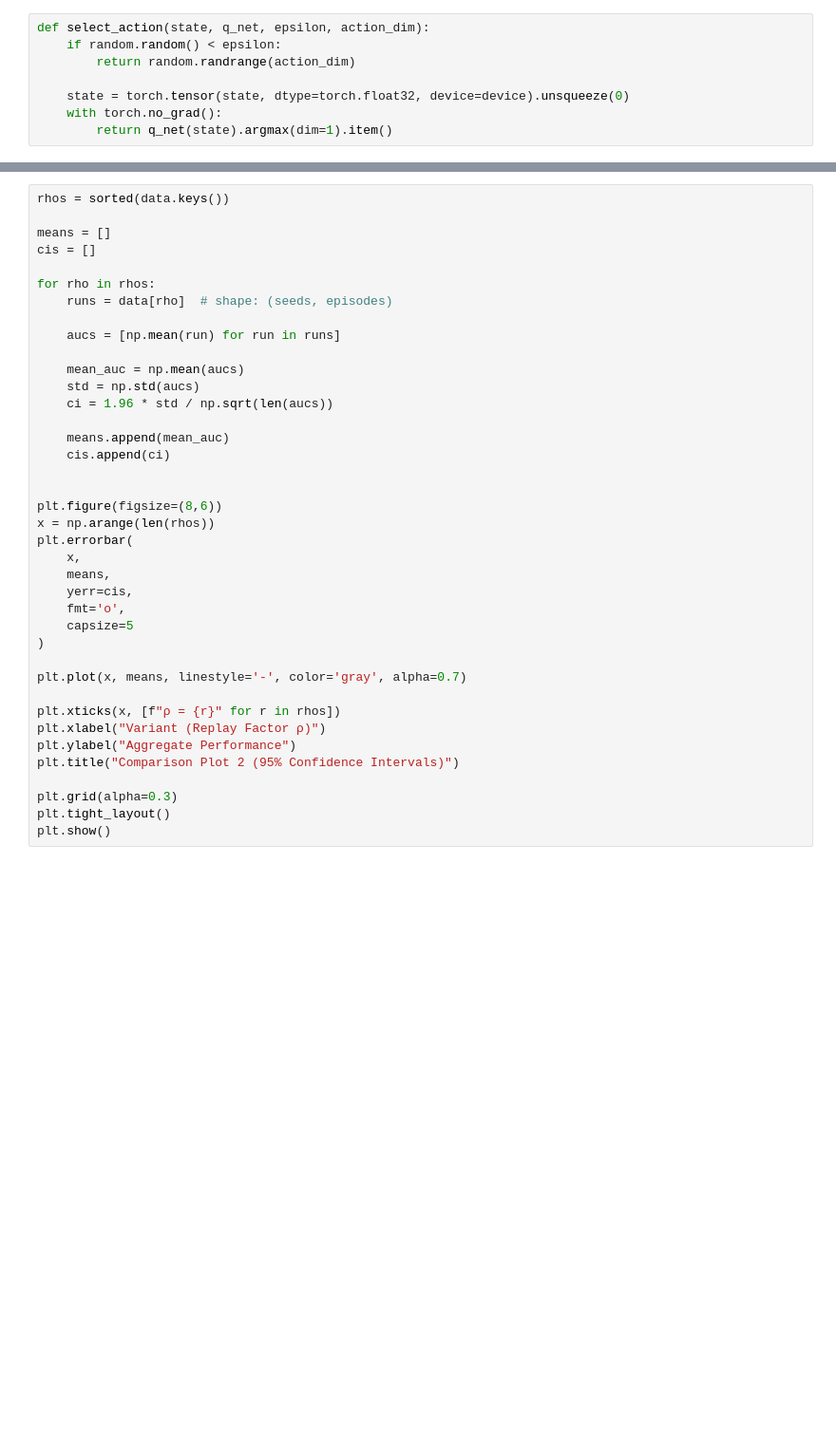
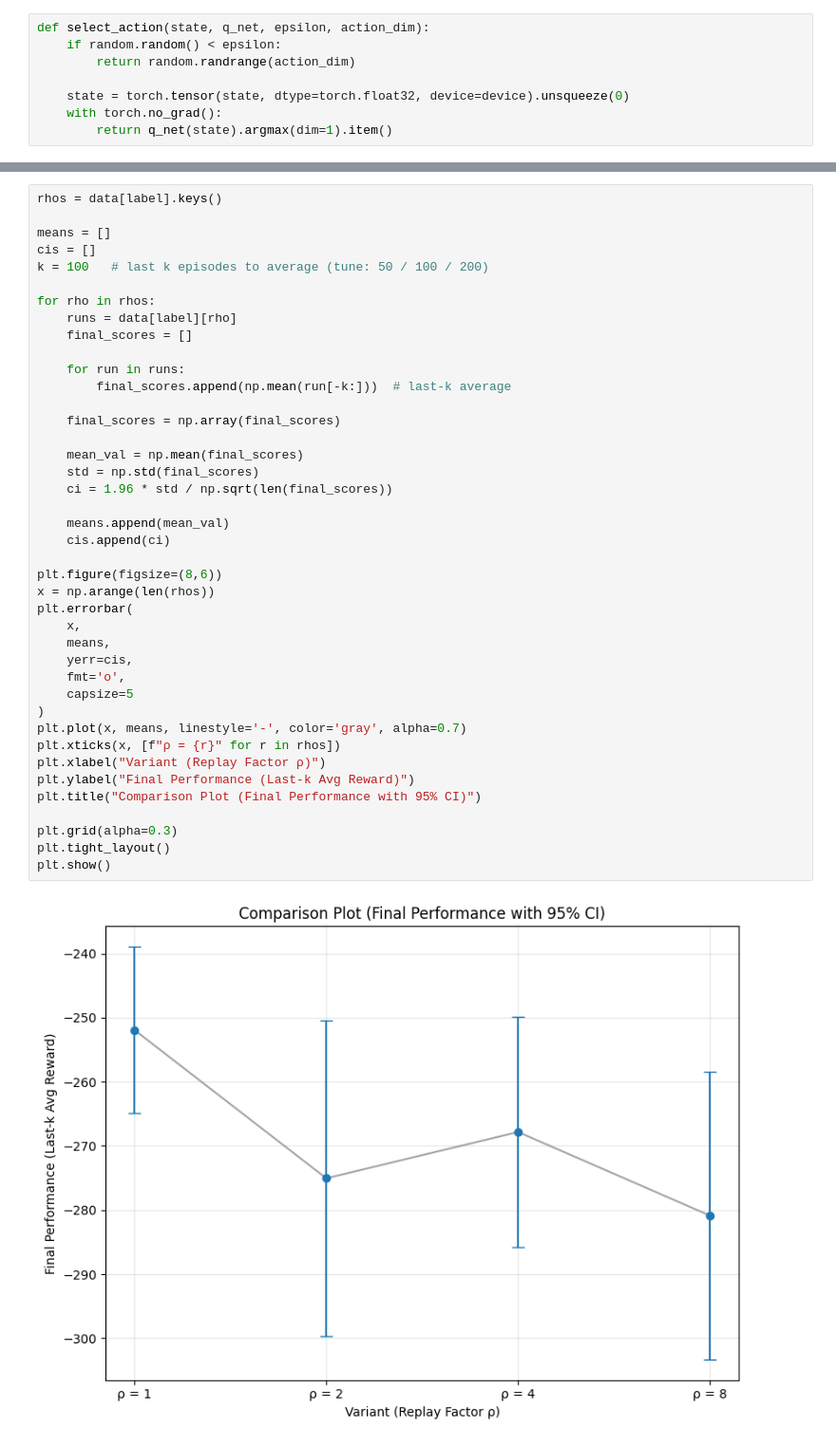
Before and after one commit to Maddy-1111/Reinforcement-Learning, a Jupyter notebook: Assignment 2/PA2_Q1.ipynb, the cells around one changed output, grey strips where cells are left out. Shown at 95% size. Cells and saved outputs as stored; diff of their text form; blank space fills up the shorter version.

```diff
--- a/Assignment 2/PA2_Q1.ipynb
+++ b/Assignment 2/PA2_Q1.ipynb
@@ -256,40 +283,44 @@ def compute_auc_per_run(data_rho):
 # %%
-rhos = sorted(data.keys())
+rhos = data[label].keys()
 
 means = []
 cis = []
+k = 100   # last k episodes to average (tune: 50 / 100 / 200)
 
 for rho in rhos:
-    runs = data[rho]  # shape: (seeds, episodes)
+    runs = data[label][rho]
+    final_scores = []
 
-    aucs = [np.mean(run) for run in runs]
+    for run in runs:
+        final_scores.append(np.mean(run[-k:]))  # last-k average
 
-    mean_auc = np.mean(aucs)
-    std = np.std(aucs)
-    ci = 1.96 * std / np.sqrt(len(aucs))
+    final_scores = np.array(final_scores)
 
-    means.append(mean_auc)
+    mean_val = np.mean(final_scores)
+    std = np.std(final_scores)
+    ci = 1.96 * std / np.sqrt(len(final_scores))
+
+    means.append(mean_val)
     cis.append(ci)
-
 
 plt.figure(figsize=(8,6))
 x = np.arange(len(rhos))
 plt.errorbar(
     x,
     means,
     yerr=cis,
     fmt='o',
     capsize=5
 )
-
 plt.plot(x, means, linestyle='-', color='gray', alpha=0.7)
-
 plt.xticks(x, [f"ρ = {r}" for r in rhos])
 plt.xlabel("Variant (Replay Factor ρ)")
-plt.ylabel("Aggregate Performance")
-plt.title("Comparison Plot 2 (95% Confidence Intervals)")
+plt.ylabel("Final Performance (Last-k Avg Reward)")
+plt.title("Comparison Plot (Final Performance with 95% CI)")
 
 plt.grid(alpha=0.3)
 plt.tight_layout()
 plt.show()
+# %% [output]
+[figure, added]
 # %% [markdown]
```
Also changed, not shown: parts of 21 cells of this notebook.
